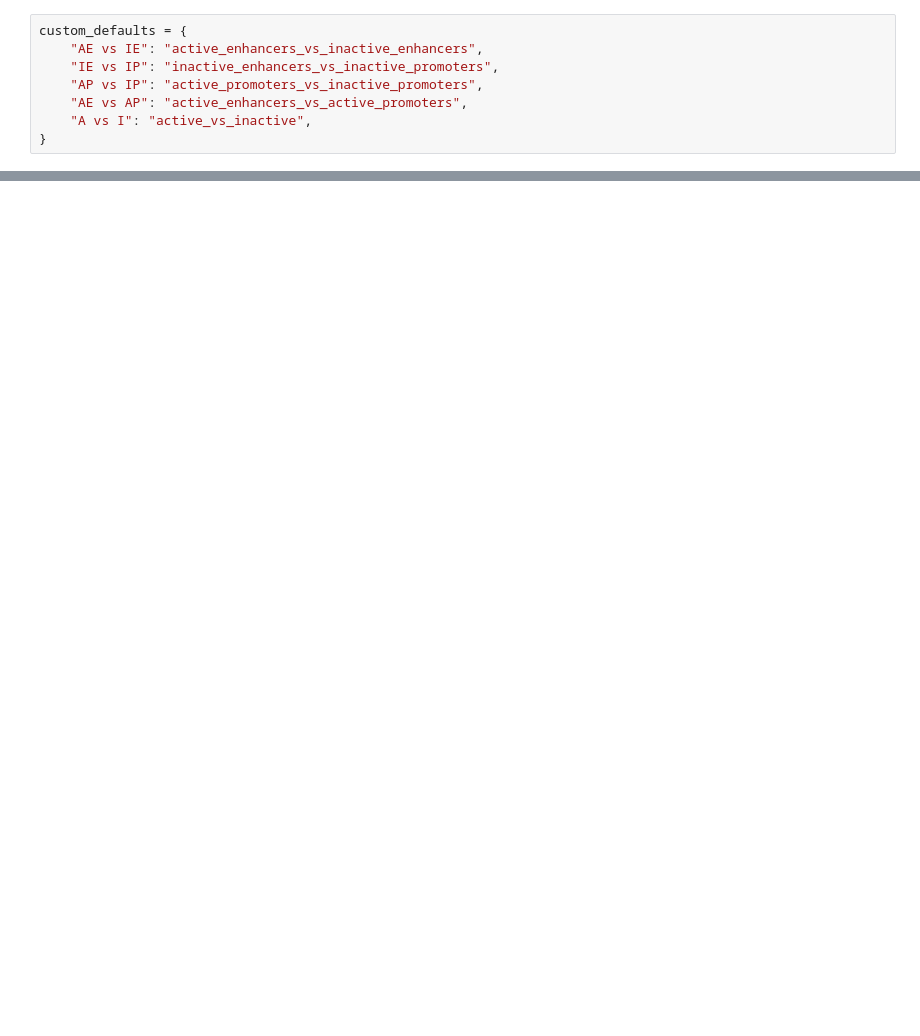
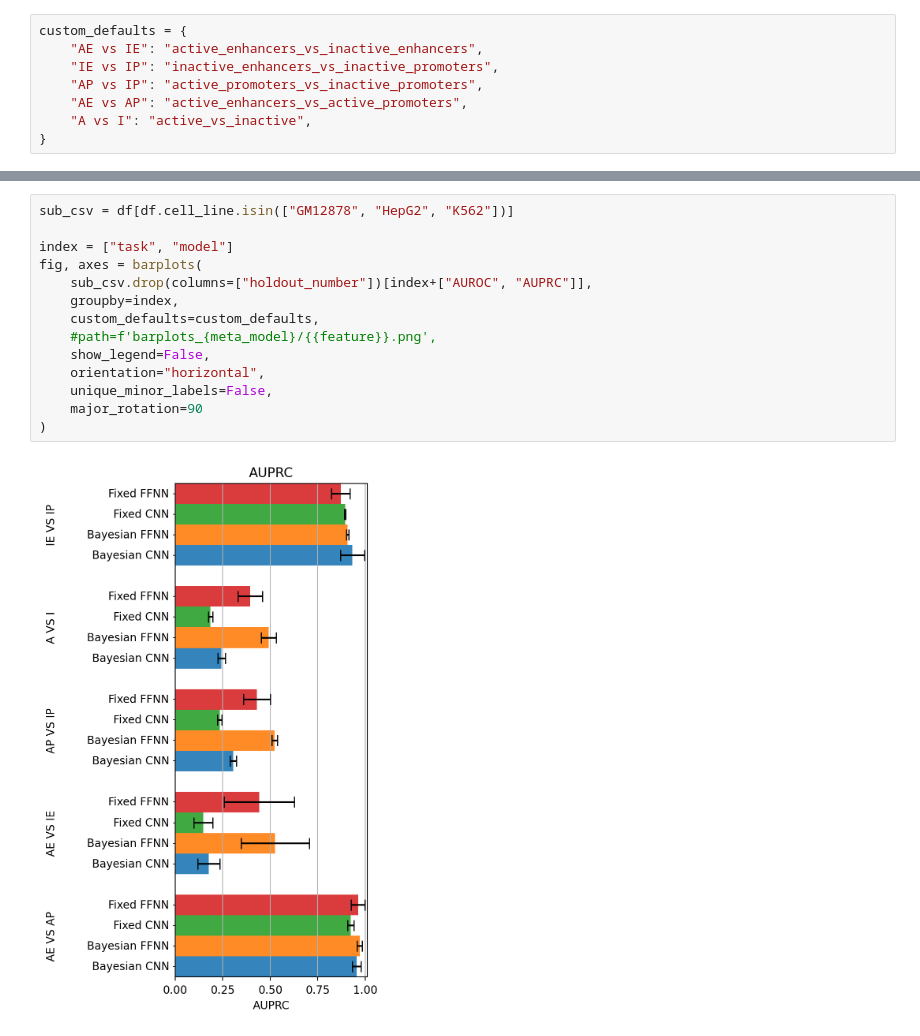
Before and after one commit to AnacletoLAB/crr_prediction, a Jupyter notebook: Barplots.ipynb, the cells around one changed output, grey strips where cells are left out. Drawn from its saved outputs; the diff is of its cells as text; blank space fills up the shorter version.

```diff
--- a/Barplots.ipynb
+++ b/Barplots.ipynb
@@ -31,0 +102,16 @@ fig, axes = barplots(
+# %%
+sub_csv = df[df.cell_line.isin(["GM12878", "HepG2", "K562"])]
+
+index = ["task", "model"]
+fig, axes = barplots(
+    sub_csv.drop(columns=["holdout_number"])[index+["AUROC", "AUPRC"]],
+    groupby=index,
+    custom_defaults=custom_defaults,
+    #path=f'barplots_{meta_model}/{{feature}}.png',
+    show_legend=False,
+    orientation="horizontal",
+    unique_minor_labels=False,
+    major_rotation=90
+)
+# %% [output]
+[figure, added]
```
Also changed, not shown: parts of 8 cells of this notebook, 3 other files.
